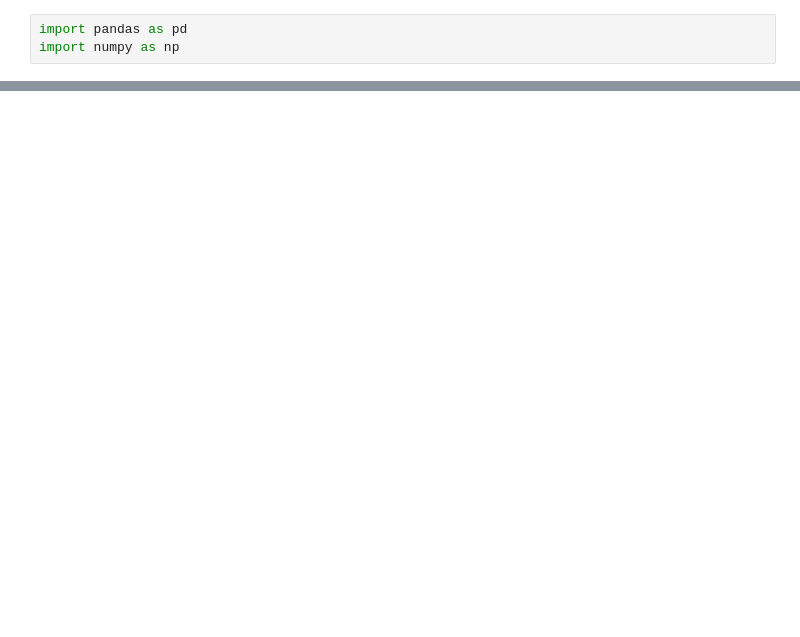
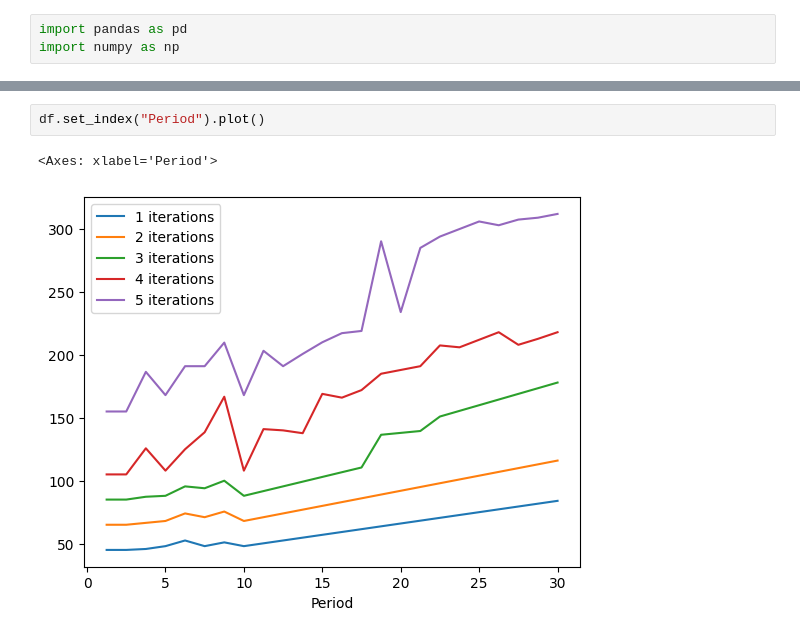
Before and after one commit to rivasjm/pyrta, a Jupyter notebook: workspaces/gpu/chart.ipynb, the cells around one changed output, grey strips where cells are left out. Saved outputs shown, nothing was run; the diff lists cells and outputs as text; blank space fills up the shorter version.

```diff
--- a/workspaces/gpu/chart.ipynb
+++ b/workspaces/gpu/chart.ipynb
@@ -30,0 +53,5 @@ df.set_index("Period").plot()
+# %%
+df.set_index("Period").plot()
+# %% [output]
+<Axes: xlabel='Period'>
+[figure, added]
```
Also changed, not shown: parts of 5 cells of this notebook, 8 other files.
